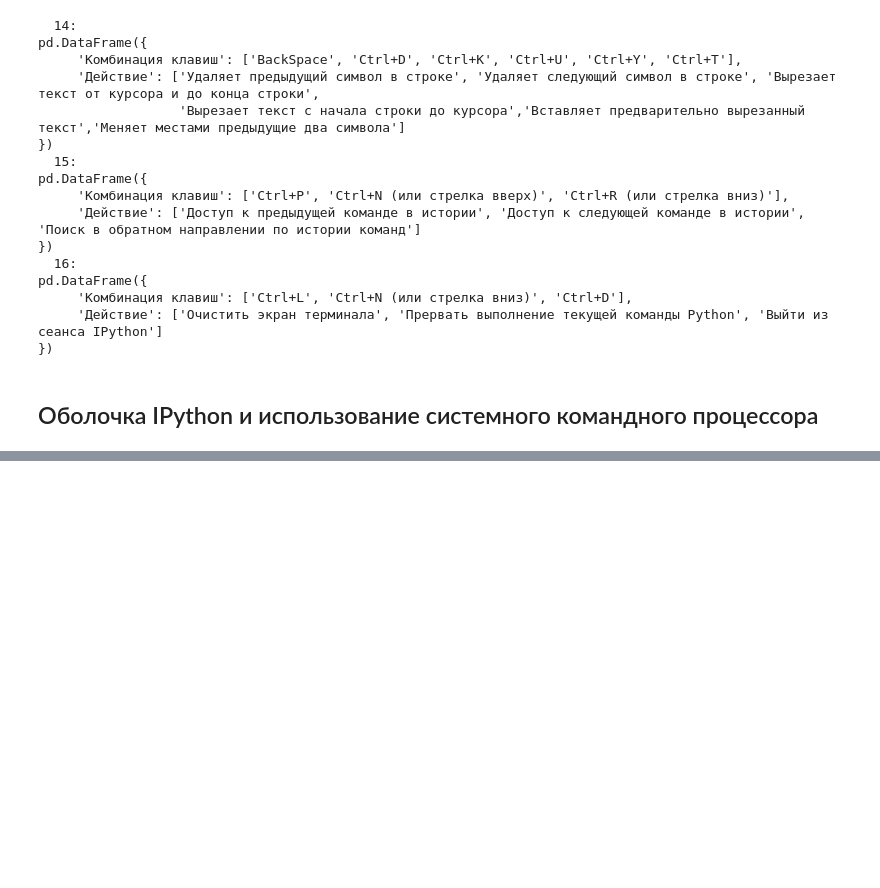
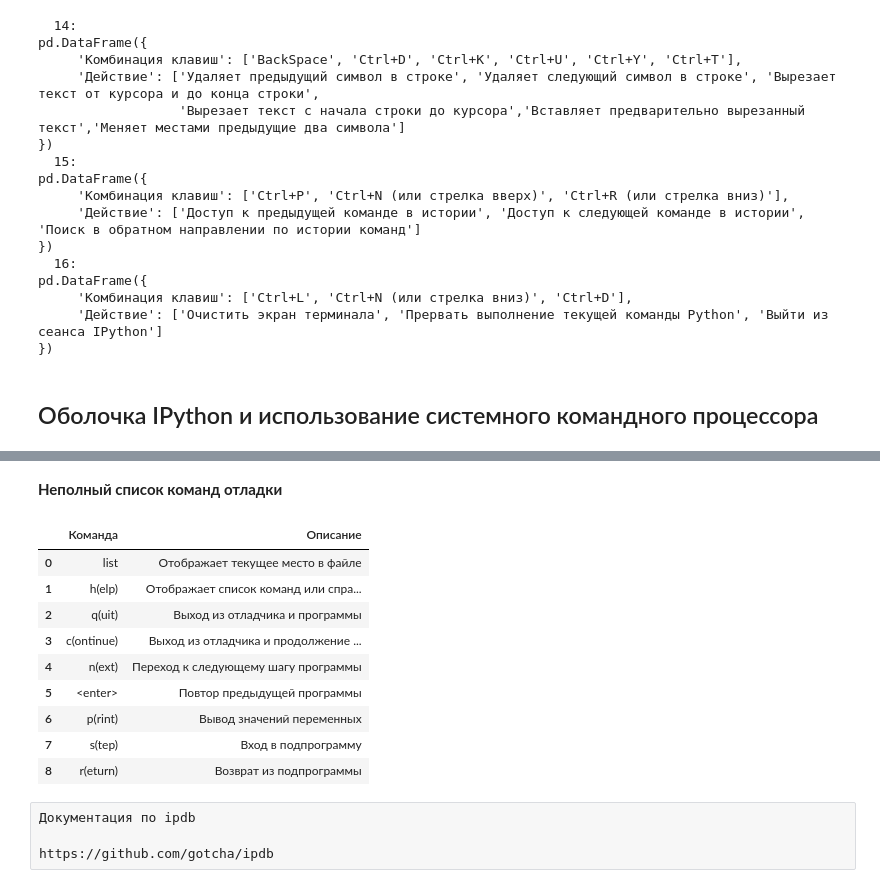
Before and after one commit to sic113/learn-ds, a Jupyter notebook: 01_PythonDataScienceHandBook/01_Book.ipynb, the cells around one changed output, grey strips where cells are left out. Cells and saved outputs as stored; diff of their text form; code cells hidden in the pictures; blank space fills up the shorter version.

```diff
--- a/01_PythonDataScienceHandBook/01_Book.ipynb
+++ b/01_PythonDataScienceHandBook/01_Book.ipynb
@@ -366,0 +516,26 @@ pass
+# %% [markdown]
+**Неполный список команд отладки**
+# %%
+import pandas as pd
+pd.DataFrame({
+     'Команда': ['list', 'h(elp)', 'q(uit)', 'c(ontinue)', 'n(ext)', '<enter>', 'p(rint)', 's(tep)', 'r(eturn)'],
+     'Описание': ['Отображает текущее место в файле', 'Отображает список команд или справку по конкретной команде', 'Выход из отладчика и программы',
+                 'Выход из отладчика и продолжение программы','Переход к следующему шагу программы','Повтор предыдущей программы','Вывод значений переменных',
+                  'Вход в подпрограмму','Возврат из подпрограммы'
+                 ]
+})
+# %% [output]
+|  | Команда | Описание |
+| 0 | list | Отображает текущее место в файле |
+| 1 | h(elp) | Отображает список команд или спра... |
+| 2 | q(uit) | Выход из отладчика и программы |
+| 3 | c(ontinue) | Выход из отладчика и продолжение ... |
+| 4 | n(ext) | Переход к следующему шагу программы |
+| 5 | <enter> | Повтор предыдущей программы |
+| 6 | p(rint) | Вывод значений переменных |
+| 7 | s(tep) | Вход в подпрограмму |
+| 8 | r(eturn) | Возврат из подпрограммы |
+# %% [raw]
+Документация по ipdb
+
+https://github.com/gotcha/ipdb
```
Also changed, not shown: parts of 59 cells of this notebook, 3 other files.
